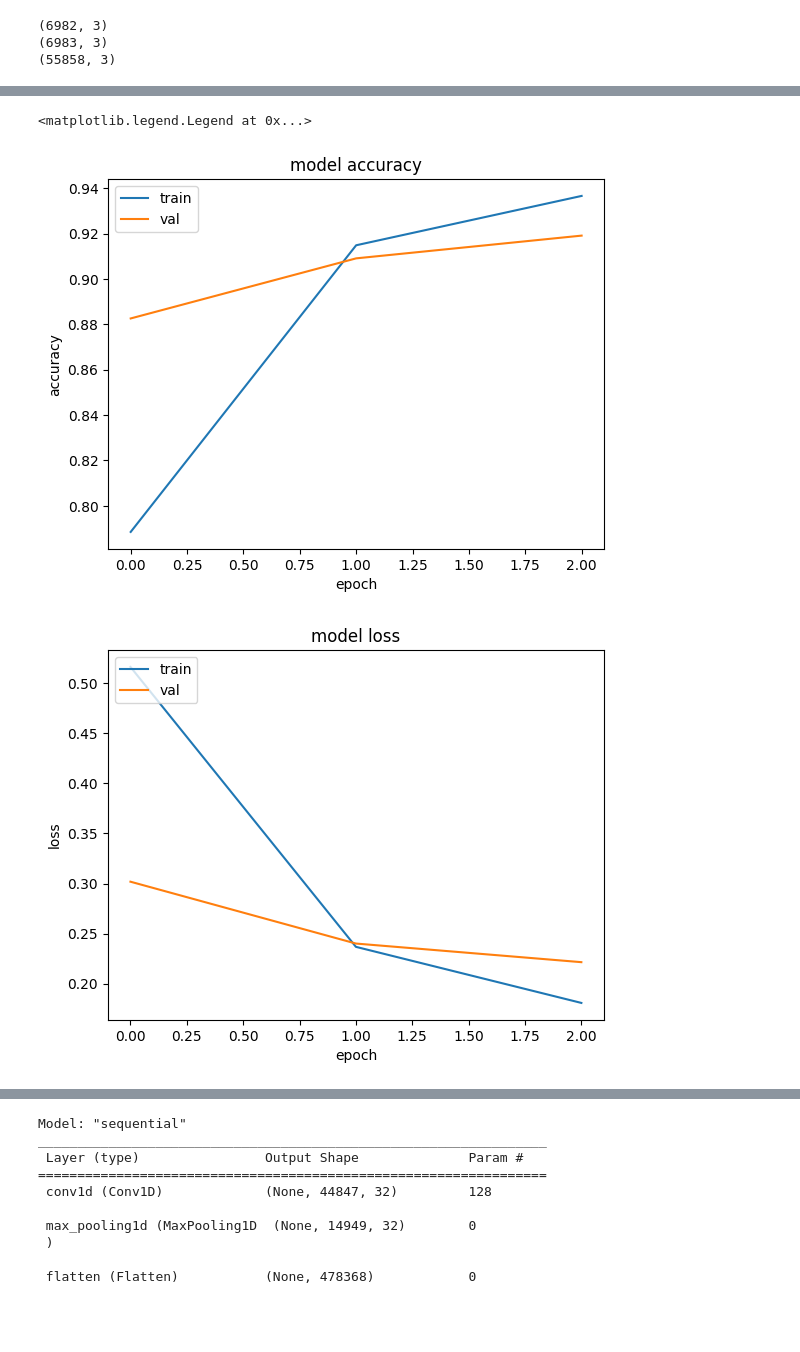
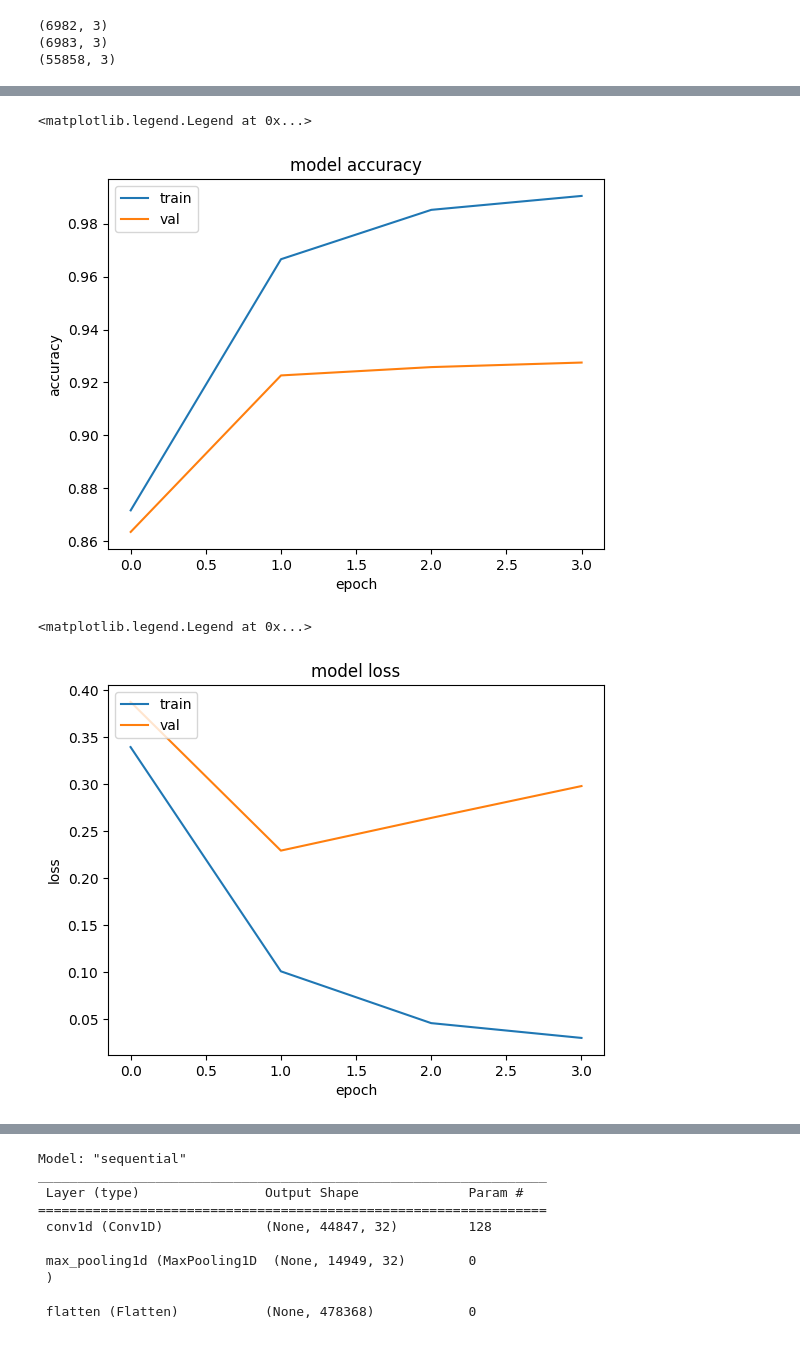
Before and after one commit to YigitAgalar/cnn-sentiment-classification, a Jupyter notebook: cnn_classification.ipynb, the cells around one changed output, grey strips where cells are left out. Saved outputs shown, nothing was run; the diff lists cells and outputs as text; code cells hidden in the pictures.

```diff
--- a/cnn_classification.ipynb
+++ b/cnn_classification.ipynb
@@ -166,7 +200,7 @@ tf.random.set_seed(random_state)
 from sklearn.model_selection import train_test_split
 X_train, X_test, y_train, y_test = train_test_split(tfidf_vector, df["sentiment"], test_size=0.2, random_state=42)
 #10% validation split of test
-X_test, X_val, y_test, y_val = train_test_split(X_test, y_test, test_size=0.1, random_state=42)
+X_test, X_val, y_test, y_val = train_test_split(X_test, y_test, test_size=0.5, random_state=42)
 # %%
 #change xtrain xtest xval to array
 X_train=X_train.toarray()
@@ -289,0 +361,5 @@ model.evaluate(X_test, y_test)
+# %%
+#how to put early stopping in keras
+#https://stackoverflow.com/questions/43178668/how-to-put-early-stopping-in-keras
+
+early_stopping = EarlyStopping(monitor='val_loss', verbose=1 ,patience=2, mode='min',restore_best_weights=True)
@@ -289,0 +574,30 @@ model.evaluate(X_test, y_test)
+# %%
+#build model
+model_tf6 = Sequential()
+model_tf6.add(Conv1D(256, 1, activation='relu', input_shape=(1,X_train.shape[2])))
+model_tf6.add(BatchNormalization())
+model_tf6.add(MaxPooling1D(1))
+model_tf6.add(Dropout(0.2))
+model_tf6.add(Conv1D(128, 1, activation='relu'))
+model_tf6.add(BatchNormalization())
+model_tf6.add(MaxPooling1D(1))
+model_tf6.add(Dropout(0.2))
+model_tf6.add(Conv1D(32, 1, activation='relu'))
+model_tf6.add(BatchNormalization())
+model_tf6.add(MaxPooling1D(1))
+model_tf6.add(Flatten())
+model_tf6.add(Dense(3, activation='softmax'))
+
+model_tf6.compile(loss='categorical_crossentropy',
+                optimizer='adam',
+                metrics=['accuracy'])
+
+model_tf6.summary()
+
+#train model
+history6 = model_tf6.fit(X_train, y_train,
+                    batch_size=128,
+                    epochs=5,
+                    validation_data=(X_val, y_val),
+                    verbose=1,
+                    callbacks=[early_stopping])
@@ -290,26 +628,25 @@ model.evaluate(X_test, y_test)
 # %%
-
 #plot accuracy
-plt.plot(history.history['accuracy'])
-plt.plot(history.history['val_accuracy'])
+plt.plot(history6.history['accuracy'])
+plt.plot(history6.history['val_accuracy'])
 plt.title('model accuracy')
 plt.ylabel('accuracy')
 
 plt.xlabel('epoch')
 plt.legend(['train', 'val'], loc='upper left')
 # %% [output]
 <matplotlib.legend.Legend at 0x...>
-[figure, old version]
+[figure, new version]
 # %%
-
-plt.plot(history.history['loss'])
-plt.plot(history.history['val_loss'])
+#plot accuracy
+plt.plot(history6.history['loss'])
+plt.plot(history6.history['val_loss'])
 plt.title('model loss')
 plt.ylabel('loss')
+
 plt.xlabel('epoch')
 plt.legend(['train', 'val'], loc='upper left')
-
-plt.show()
 # %% [output]
+<matplotlib.legend.Legend at 0x...>
-[figure, old version]
+[figure, new version]
 # %%
```
Also changed, not shown: parts of 99 cells of this notebook, 1 other file.
